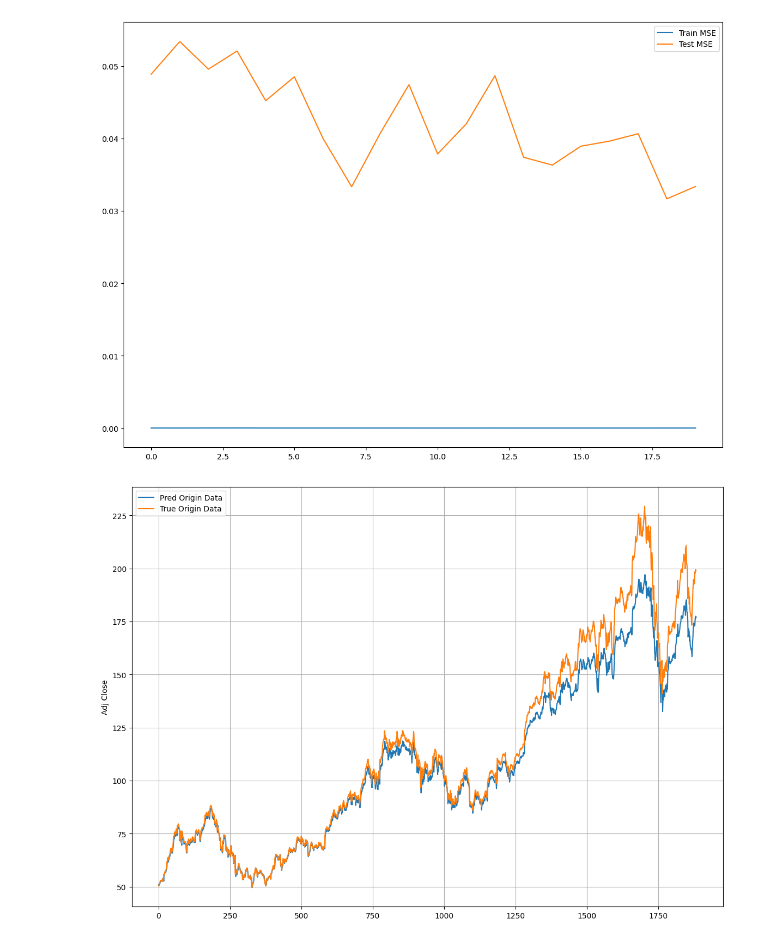
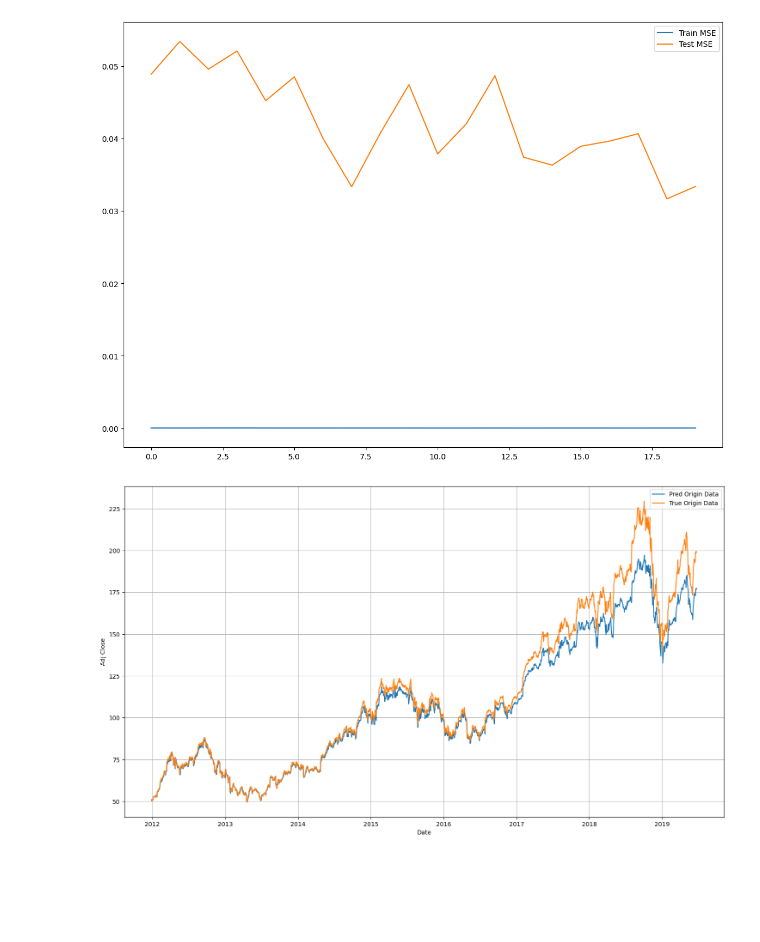
Before and after one commit to JungHyun7/multicam, a Jupyter notebook: 20251016/01_LSTM.ipynb, the cells around one changed output. Saved outputs shown, nothing was run; the diff lists cells and outputs as text; code cells hidden in the pictures; blank space fills up the shorter version.

```diff
--- a/20251016/01_LSTM.ipynb
+++ b/20251016/01_LSTM.ipynb
@@ -336,15 +336,18 @@ trues = torch.cat(trues, dim=0).squeeze(-1).numpy()
 preds_origin = y_scaler.inverse_transform(preds.reshape(-1, 1)).squeeze()
 trues_origin = y_scaler.inverse_transform(trues.reshape(-1, 1)).squeeze()
 # %%
-plt.figure(figsize=(14, 10))
+plt.figure(figsize=(18, 10))
+# x축에서 사용될 시간축 데이터를 로드
+x_data = df['Date'].values[split_idx + window : ]
 
-plt.plot(preds_origin, label='Pred Origin Data')
-plt.plot(trues_origin, label='True Origin Data')
+plt.plot(x_data, preds_origin, label='Pred Origin Data')
+plt.plot(x_data, trues_origin, label='True Origin Data')
 
 plt.legend()
 plt.grid(True)
 plt.ylabel('Adj Close')
+plt.xlabel('Date')
 
 plt.show()
 # %% [output]
-[figure, old version]
+[figure, new version]
```
